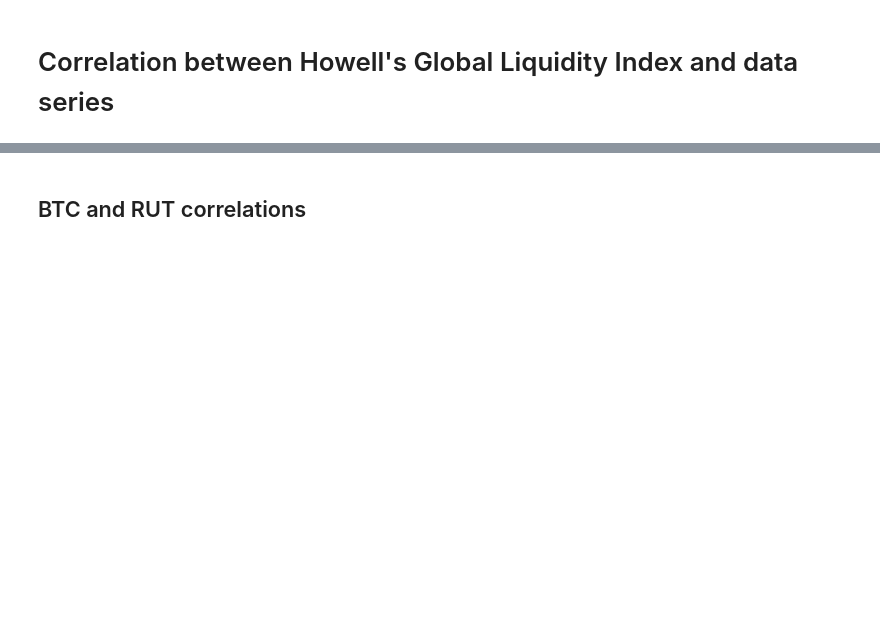
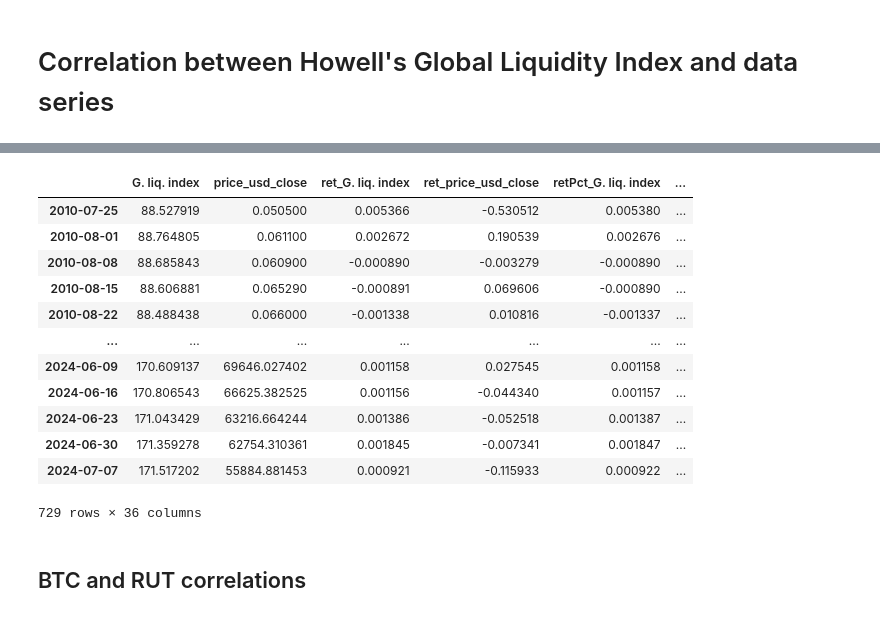
Before and after one commit to HelloThereMatey/Bootleg_Macro, a Jupyter notebook: User_Data/Research_notebooks/research_template.ipynb, the cells around one changed output, grey strips where cells are left out. Saved outputs shown, nothing was run; the diff lists cells and outputs as text; code cells hidden in the pictures; blank space fills up the shorter version.

```diff
--- a/User_Data/Research_notebooks/research_template.ipynb
+++ b/User_Data/Research_notebooks/research_template.ipynb
@@ -289,0 +306,2 @@ Frequency of the pair:  Weekly
+# %%
+gli_btc = Utilities.Pair_stats(howel_data["G. liq. index"], datas["price_usd_close"], windows = [52, 104, 208, 416])
@@ -290,3 +341,19 @@ Frequency of the pair:  Weekly
+# %%
+gli_btc.data
+# %% [output]
+|  | G. liq. index | price_usd_close | ret_G. liq. index | ret_price_usd_close | retPct_G. liq. index | ... |
+| 2010-07-25 | 88.527919 | 0.050500 | 0.005366 | -0.530512 | 0.005380 | ... |
+| 2010-08-01 | 88.764805 | 0.061100 | 0.002672 | 0.190539 | 0.002676 | ... |
+| 2010-08-08 | 88.685843 | 0.060900 | -0.000890 | -0.003279 | -0.000890 | ... |
+| 2010-08-15 | 88.606881 | 0.065290 | -0.000891 | 0.069606 | -0.000890 | ... |
+| 2010-08-22 | 88.488438 | 0.066000 | -0.001338 | 0.010816 | -0.001337 | ... |
+| ... | ... | ... | ... | ... | ... | ... |
+| 2024-06-09 | 170.609137 | 69646.027402 | 0.001158 | 0.027545 | 0.001158 | ... |
+| 2024-06-16 | 170.806543 | 66625.382525 | 0.001156 | -0.044340 | 0.001157 | ... |
+| 2024-06-23 | 171.043429 | 63216.664244 | 0.001386 | -0.052518 | 0.001387 | ... |
+| 2024-06-30 | 171.359278 | 62754.310361 | 0.001845 | -0.007341 | 0.001847 | ... |
+| 2024-07-07 | 171.517202 | 55884.881453 | 0.000921 | -0.115933 | 0.000922 | ... |
+729 rows × 36 columns
 # %% [markdown]
 ## BTC and RUT correlations
 # %%
```
Also changed, not shown: parts of 5 cells of this notebook, 9 other files.
